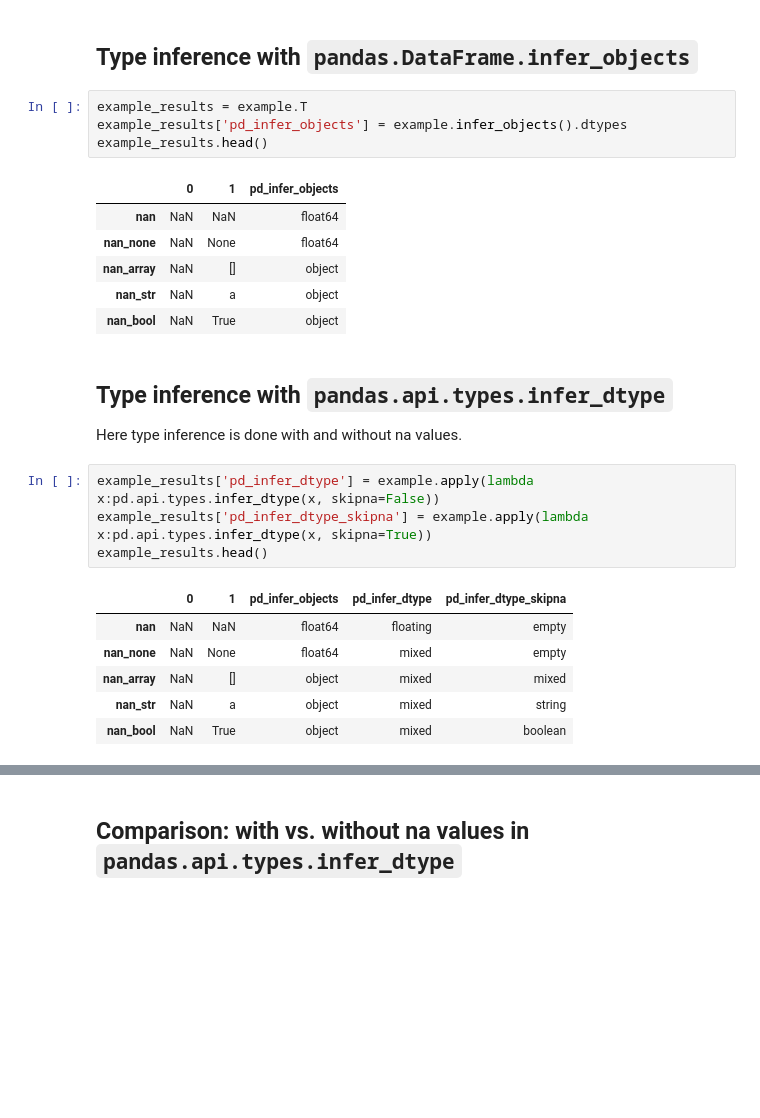
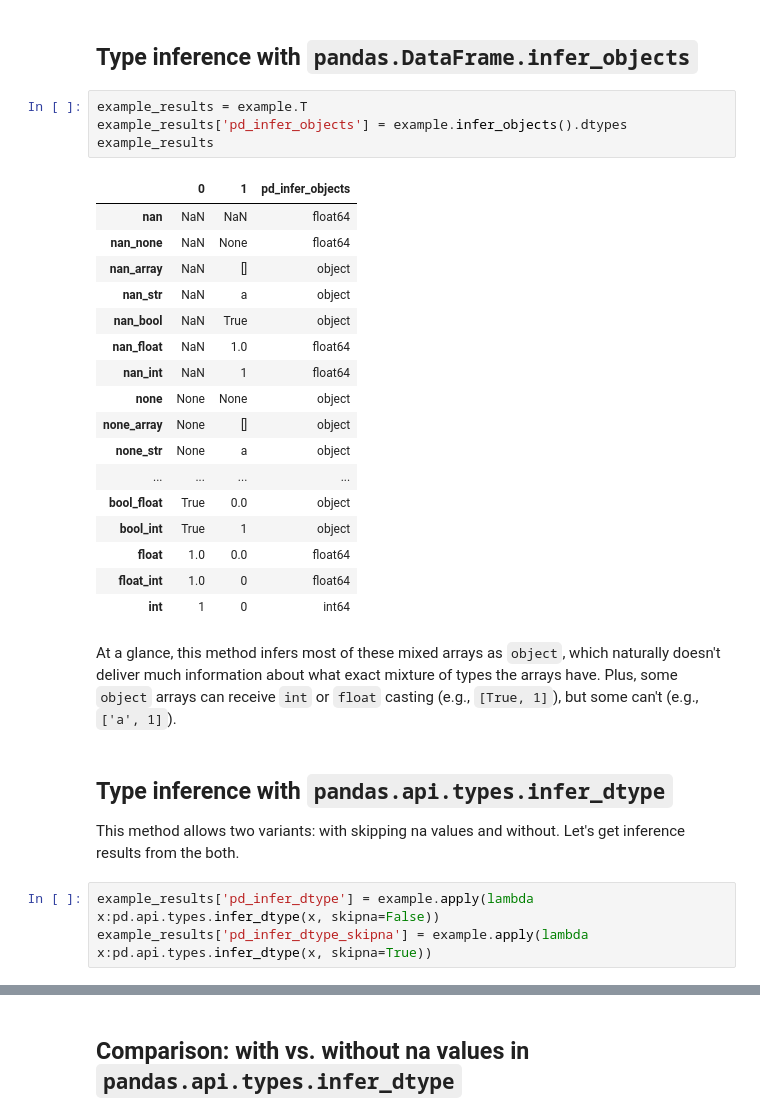
Before and after one commit to hongsupshin/hongsupshin.github.io, a Jupyter notebook: posts/2023-03-02-compare-type-inference/2023-03-02-compare-type-inference.ipynb, the cells around one changed output, grey strips where cells are left out. Saved outputs shown, nothing was run; the diff lists cells and outputs as text; blank space fills up the shorter version.

Commit message:
Modified the type inference notebook by adding more context and description

```diff
--- a/posts/2023-03-02-compare-type-inference/2023-03-02-compare-type-inference.ipynb
+++ b/posts/2023-03-02-compare-type-inference/2023-03-02-compare-type-inference.ipynb
@@ -72,25 +76,30 @@ example.head()
 # %%
 example_results = example.T
 example_results['pd_infer_objects'] = example.infer_objects().dtypes
-example_results.head()
+example_results
 # %% [output]
 |  | 0 | 1 | pd_infer_objects |
 | nan | NaN | NaN | float64 |
 | nan_none | NaN | None | float64 |
 | nan_array | NaN | [] | object |
 | nan_str | NaN | a | object |
 | nan_bool | NaN | True | object |
+| nan_float | NaN | 1.0 | float64 |
+| nan_int | NaN | 1 | float64 |
+| none | None | None | object |
+| none_array | None | [] | object |
+| none_str | None | a | object |
+| ... | ... | ... | ... |
+| bool_float | True | 0.0 | object |
+| bool_int | True | 1 | object |
+| float | 1.0 | 0.0 | float64 |
+| float_int | 1.0 | 0 | float64 |
+| int | 1 | 0 | int64 |
+# %% [markdown]
+At a glance, this method infers most of these mixed arrays as `object`, which naturally doesn't deliver much information about what exact mixture of types the arrays have. Plus, some `object` arrays can receive `int` or `float` casting (e.g., `[True, 1]`), but some can't (e.g., `['a', 1]`).
 # %% [markdown]
 ## Type inference with `pandas.api.types.infer_dtype`
-Here type inference is done with and without na values.
+This method allows two variants: with skipping na values and without. Let's get inference results from the both.
 # %%
 example_results['pd_infer_dtype'] = example.apply(lambda x:pd.api.types.infer_dtype(x, skipna=False))
 example_results['pd_infer_dtype_skipna'] = example.apply(lambda x:pd.api.types.infer_dtype(x, skipna=True))
-example_results.head()
-# %% [output]
-|  | 0 | 1 | pd_infer_objects | pd_infer_dtype | pd_infer_dtype_skipna |
-| nan | NaN | NaN | float64 | floating | empty |
-| nan_none | NaN | None | float64 | mixed | empty |
-| nan_array | NaN | [] | object | mixed | mixed |
-| nan_str | NaN | a | object | mixed | string |
-| nan_bool | NaN | True | object | mixed | boolean |
```
Also changed, not shown: parts of 11 cells of this notebook, 5 other files.
